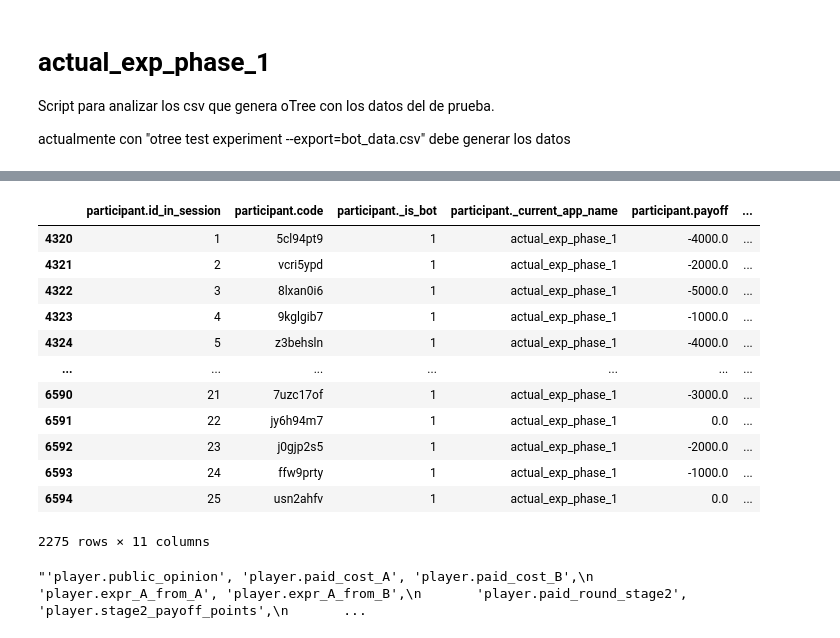
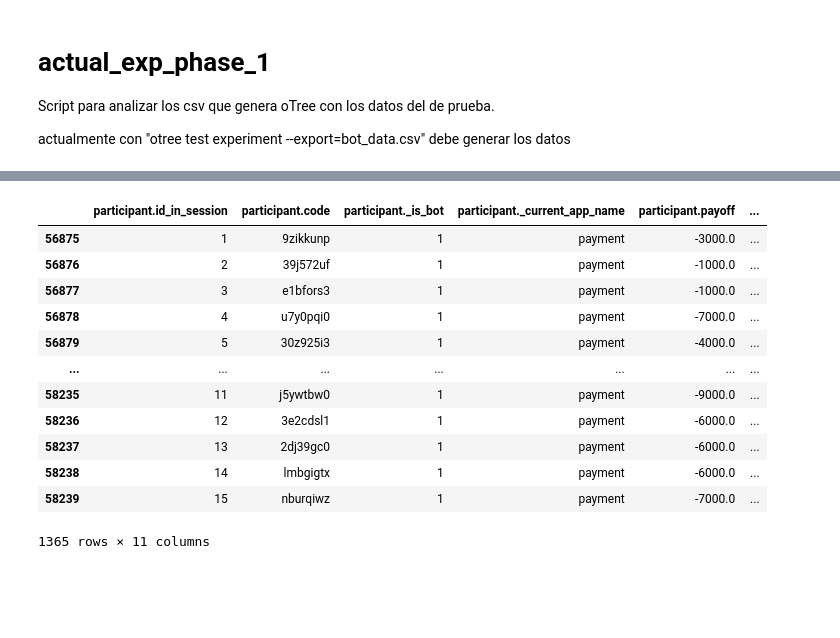
Before and after one commit to JoseShota/Experimento-IP, a Jupyter notebook: IP_Experiment/read_csv.ipynb, the cells around one changed output, grey strips where cells are left out. Saved outputs shown, nothing was run; the diff lists cells and outputs as text; code cells hidden in the pictures; blank space fills up the shorter version.

Commit message:
read with multiple apps

```diff
--- a/IP_Experiment/read_csv.ipynb
+++ b/IP_Experiment/read_csv.ipynb
@@ -6,4 +6,8 @@ actualmente con "otree test experiment --export=bot_data.csv" debe generar los d
 # %%
 import pandas as pd
 # %%
-actual_exp_phase_1 = pd.read_csv('bot_data.csv/actual_exp_phase_1.csv')
+all_apps = pd.read_csv('bot_stage_1/all_apps_wide.csv')
+payment = pd.read_csv('bot_stage_1/payment.csv')
+personal_info = pd.read_csv('bot_stage_1/personal_info.csv')
+stage_1 = pd.read_csv('bot_stage_1/stage_1.csv')
+stage_2 = pd.read_csv('bot_stage_1/stage_2.csv')
@@ -20,6 +14,6 @@ actual_exp_phase_1.head()
 # %%
 last_session_code = (
-    actual_exp_phase_1
+    all_apps
     .sort_values(by='participant.time_started_utc',ascending=False)
     ['session.code']
     .values
@@ -28,34 +94,27 @@ last_session_code = (
 # %%
+# Display relevant columns for stage 2
 (
-    actual_exp_phase_1
-    [actual_exp_phase_1['session.code']==last_session_code]
+    stage_2
+    [stage_2['session.code']==last_session_code]
     [['participant.id_in_session', 'participant.code',
        'participant._is_bot', 'participant._current_app_name',
        'participant.payoff', 'player.payoff',
        'player.id_in_group',
        'player.topic_idx', 'player.treatment_idx',
        'subsession.round_number', 'session.code']]
     .sort_values(by=['subsession.round_number', 'participant.id_in_session'])
 )
 # %% [output]
 |  | participant.id_in_session | participant.code | participant._is_bot | participant._current_app_name | participant.payoff | ... |
-| 4320 | 1 | 5cl94pt9 | 1 | actual_exp_phase_1 | -4000.0 | ... |
-| 4321 | 2 | vcri5ypd | 1 | actual_exp_phase_1 | -2000.0 | ... |
-| 4322 | 3 | 8lxan0i6 | 1 | actual_exp_phase_1 | -5000.0 | ... |
-| 4323 | 4 | 9kglgib7 | 1 | actual_exp_phase_1 | -1000.0 | ... |
-| 4324 | 5 | z3behsln | 1 | actual_exp_phase_1 | -4000.0 | ... |
+| 56875 | 1 | 9zikkunp | 1 | payment | -3000.0 | ... |
+| 56876 | 2 | 39j572uf | 1 | payment | -1000.0 | ... |
+| 56877 | 3 | e1bfors3 | 1 | payment | -1000.0 | ... |
+| 56878 | 4 | u7y0pqi0 | 1 | payment | -7000.0 | ... |
+| 56879 | 5 | 30z925i3 | 1 | payment | -4000.0 | ... |
 | ... | ... | ... | ... | ... | ... | ... |
-| 6590 | 21 | 7uzc17of | 1 | actual_exp_phase_1 | -3000.0 | ... |
-| 6591 | 22 | jy6h94m7 | 1 | actual_exp_phase_1 | 0.0 | ... |
-| 6592 | 23 | j0gjp2s5 | 1 | actual_exp_phase_1 | -2000.0 | ... |
-| 6593 | 24 | ffw9prty | 1 | actual_exp_phase_1 | -1000.0 | ... |
-| 6594 | 25 | usn2ahfv | 1 | actual_exp_phase_1 | 0.0 | ... |
+| 58235 | 11 | j5ywtbw0 | 1 | payment | -9000.0 | ... |
+| 58236 | 12 | 3e2cdsl1 | 1 | payment | -6000.0 | ... |
+| 58237 | 13 | 2dj39gc0 | 1 | payment | -6000.0 | ... |
+| 58238 | 14 | lmbgigtx | 1 | payment | -6000.0 | ... |
+| 58239 | 15 | nburqiwz | 1 | payment | -7000.0 | ... |
-2275 rows × 11 columns
+1365 rows × 11 columns
-# %%
-### Stage 2: player.topic_idx', 'player.treatment_idx', 'player.wtj',
-"""'player.public_opinion', 'player.paid_cost_A', 'player.paid_cost_B',
-       'player.expr_A_from_A', 'player.expr_A_from_B',
-       'player.paid_round_stage2', 'player.stage2_payoff_points',
-       'player.stage2_bonus_hit'"""
-# %% [output]
-"'player.public_opinion', 'player.paid_cost_A', 'player.paid_cost_B',\n       'player.expr_A_from_A', 'player.expr_A_from_B',\n       'player.paid_round_stage2', 'player.stage2_payoff_points',\n       ...
```
Also changed, not shown: parts of 5 cells of this notebook.
